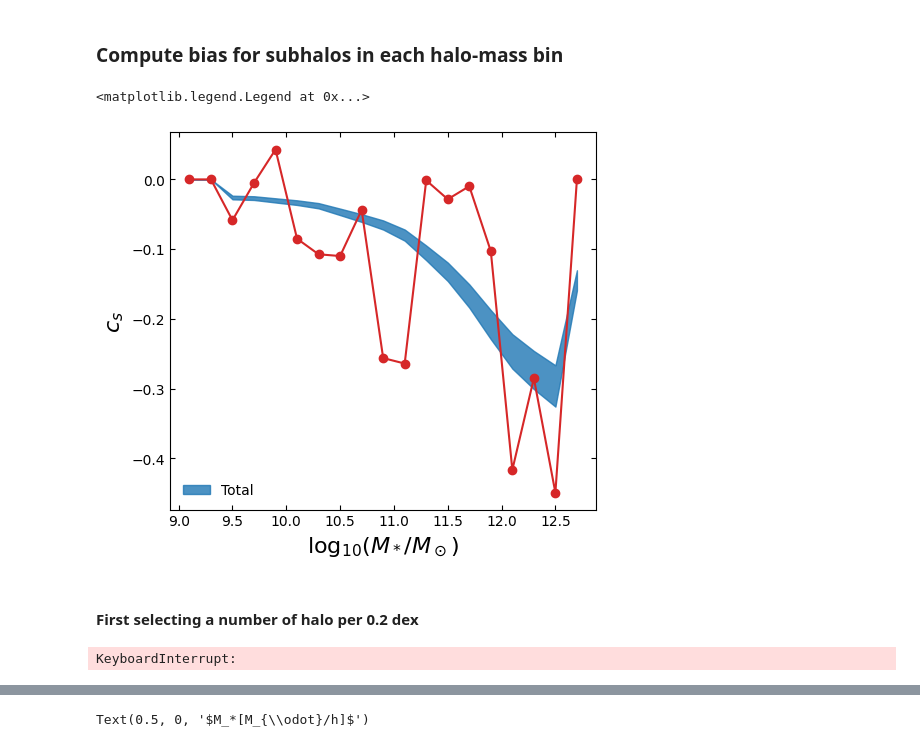
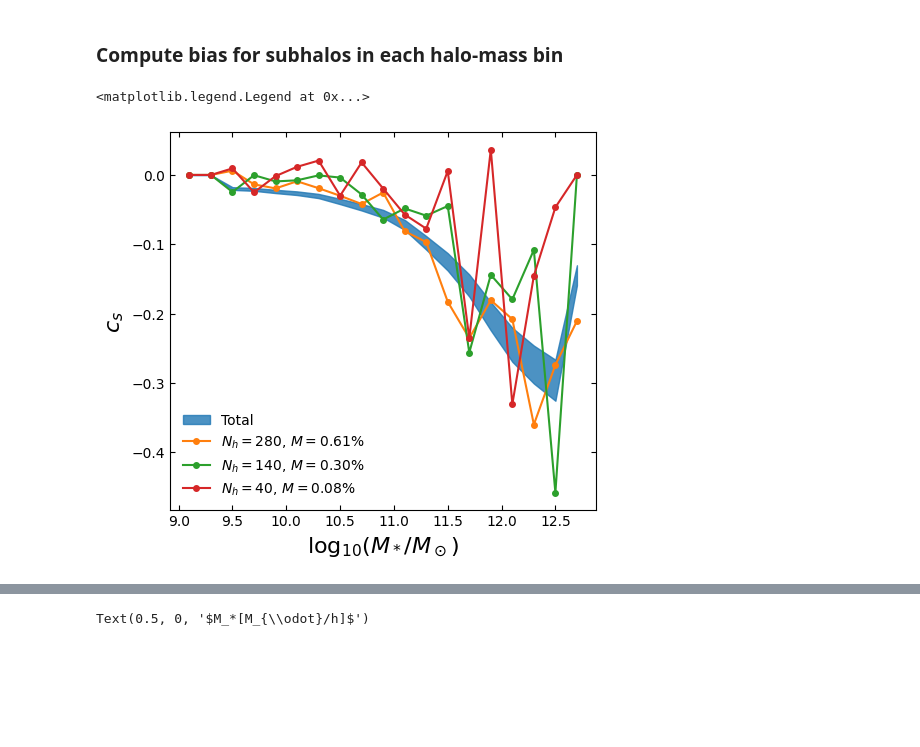
Before and after one commit to fgmaion/MTNG-resims, a Jupyter notebook: estimate_halo_number.ipynb, the cells around one changed output, grey strips where cells are left out. Cells and saved outputs as stored; diff of their text form; code cells hidden in the pictures; blank space fills up the shorter version.

Commit message:
Now the selection of the subhalos is done separately, allowing us to comapre bias as a function of stellar mass with stellar-mass function easily for the same selection.

```diff
--- a/estimate_halo_number.ipynb
+++ b/estimate_halo_number.ipynb
@@ -49,9 +43,20 @@ sel = splitter.subhalo_sel(mhalo_edges=mass_edges, vmax_sel=False, Nhalos=2)
+# %%
+sels = ['14', '7', '2']
+
+sel = {}
+sel['14'] = splitter.subhalo_sel(mhalo_edges=mass_edges, vmax_sel=False, Nhalos=14)
+sel['7'] = splitter.subhalo_sel(mhalo_edges=mass_edges, vmax_sel=False, Nhalos=7)
+sel['2'] = splitter.subhalo_sel(mhalo_edges=mass_edges, vmax_sel=False, Nhalos=2)
 # %% [markdown]
 ### Compute bias for subhalos in each halo-mass bin
 # %%
-bias_total = splitter.bias_sm(sel=sel_total, recompute=False)
+bias_total = splitter.bias_sm(sel_mask=sel_total['sel'], recompute=False)
 # %%
-bias = splitter.bias_sm(mhalo_edges=mass_edges, Nhalos=Nhalos, recompute=False)
+bias = {}
+
+bias['14'] = splitter.bias_sm(sel_mask=sel['14'], recompute=False)
+bias['7']  = splitter.bias_sm(sel_mask=sel['7'], recompute=False)
+bias['2']  = splitter.bias_sm(sel_mask=sel['2'], recompute=False)
 # %%
 D = 0.2
 ms_edges = np.arange(9,13,D)
@@ -59,30 +64,18 @@ ms_centers = 0.5 * ( ms_edges[1:] + ms_edges[:-1] )
 # %%
 fig, ax = plt.subplots(dpi=100, figsize=(5.5,5))
 ax.fill_between(ms_centers, 0.9*bias_total['bias'][:,1], 1.1*bias_total['bias'][:,1], color='C0', alpha=0.8, label='Total')
-ax.plot(ms_centers, bias['bias'][:,1], ls='-', color='C3', marker='o')
+
+ax.plot(ms_centers, bias['14']['bias'][:,1], ls='-', color='C1', marker='o', ms=4, label='$N_h=${:d}, $M={:.2f}\%$'.format(sel['14']['Nh'], 100*sel['14']['mh_tot']/sel_total['mh_tot']))
+ax.plot(ms_centers, bias['7']['bias'][:,1], ls='-', color='C2', marker='o', ms=4, label='$N_h=${:d}, $M={:.2f}\%$'.format(sel['7']['Nh'], 100*sel['7']['mh_tot']/sel_total['mh_tot']))
+ax.plot(ms_centers, bias['2']['bias'][:,1], ls='-', color='C3', marker='o', ms=4, label='$N_h=${:d}, $M={:.2f}\%$'.format(sel['2']['Nh'], 100*sel['2']['mh_tot']/sel_total['mh_tot']))
 
 ax.set_xlabel('$\\log_{10}(M_*/M_\\odot)$', fontsize=16)
 ax.set_ylabel('$c_s$', fontsize=16)
 
 #ax.annotate("$M/M_T=${:.2f}".format(bias['mh_tot'] / sell['mh_tot']), (11.5,-0.05))
 #ax.annotate("$N_h=${:d}".format(bias['Nh']), (11.5,-0.02))
 
 ax.legend(loc='lower left')
 # %% [output]
 <matplotlib.legend.Legend at 0x...>
-[figure, old version]
+[figure, new version]
-# %% [markdown]
-#### First selecting a number of halo per 0.2 dex
-# %%
-sels = ['total', '14', '4', '2']
-nsels = [None, 7, 2, 1]
-vmax_sel = ['low', 'high']
-
-dic = {}
-for s in range(len(sels)):
-    dic[sels[s]] = {}
-
-    for v in range(len(vmax_sel)):
-        dic[sels[s]][vmax_sel[v]] = splitter.stellar_mf( mhalo_edges=mass_edges, Nhalos=nsels[s], nbins=Nbins, vmax_sel=vmax_sel[v])
-# %% [output]
-KeyboardInterrupt:
```
Also changed, not shown: parts of 8 cells of this notebook, 1 other file.
